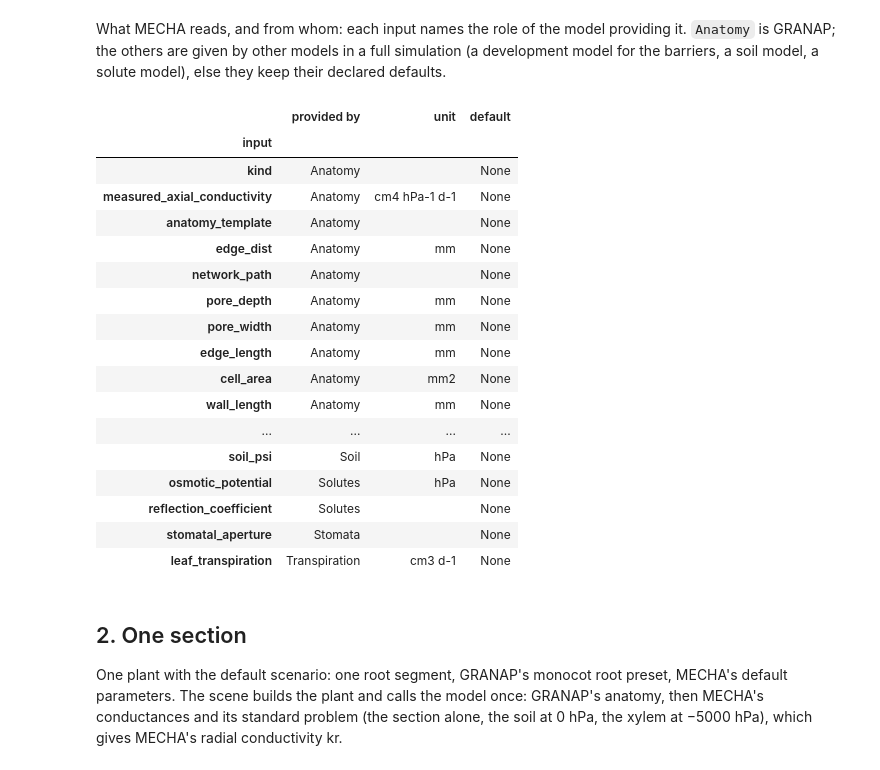
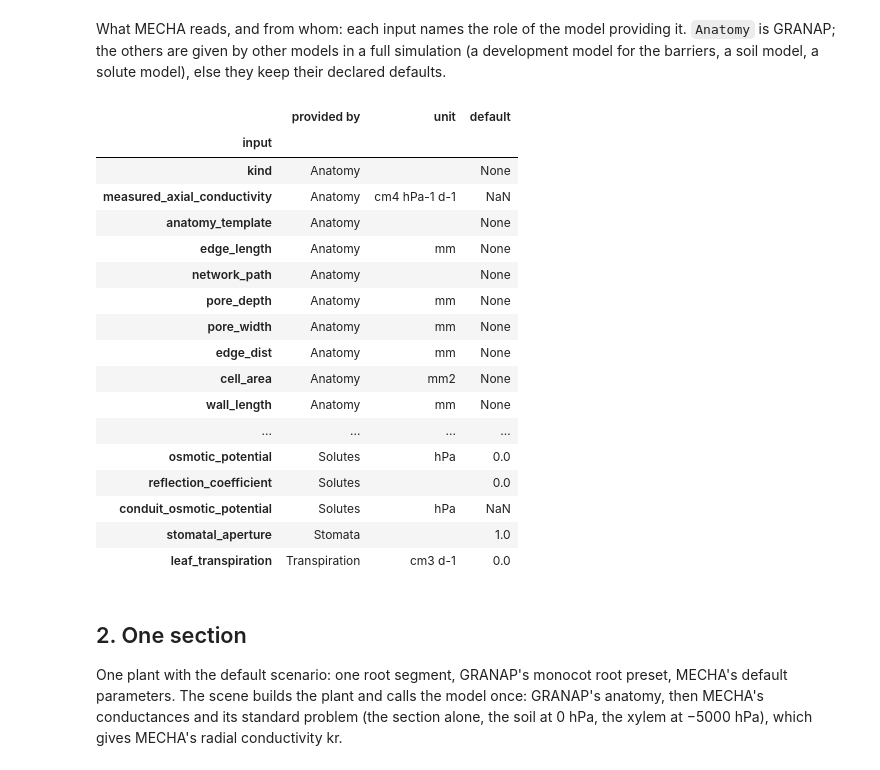
Before and after one commit to openalea-incubator/MECHA-dev, a Jupyter notebook: example/tutorials/developer/01_granap_mecha.ipynb, the cells around one changed output. Saved outputs shown, nothing was run; the diff lists cells and outputs as text; code cells hidden in the pictures.

Commit message:
Developer tutorial 1: the inputs from MechaHydraulics.declarations() (not the dataclass fields' metadata, whose 'initialize' key is gone); executed

```diff
--- a/example/tutorials/developer/01_granap_mecha.ipynb
+++ b/example/tutorials/developer/01_granap_mecha.ipynb
@@ -64,30 +64,28 @@ What MECHA reads, and from whom: each input names the role of the model providin
 others are given by other models in a full simulation (a development model for the barriers, a soil model, a
 solute model), else they keep their declared defaults.
 # %%
-inputs = pd.DataFrame([(name, f.metadata["by"], f.metadata.get("unit"), f.metadata.get("initialize"))
-                       for name, f in MechaHydraulics.__dataclass_fields__.items()
-                       if f.metadata.get("variable_type") == "input"],
-                      columns=["input", "provided by", "unit", "default"]).set_index("input")
-inputs.sort_values("provided by")
+declarations = MechaHydraulics.declarations()                   # every declared variable, one row each
+inputs = declarations[declarations["role"] == "input"][["name", "by", "unit", "default"]]
+inputs.rename(columns={"name": "input", "by": "provided by"}).set_index("input").sort_values("provided by")
 # %% [output]
 |  | provided by | unit | default |
 | input |  |  |  |
 | kind | Anatomy |  | None |
-| measured_axial_conductivity | Anatomy | cm4 hPa-1 d-1 | None |
+| measured_axial_conductivity | Anatomy | cm4 hPa-1 d-1 | NaN |
 | anatomy_template | Anatomy |  | None |
-| edge_dist | Anatomy | mm | None |
+| edge_length | Anatomy | mm | None |
 | network_path | Anatomy |  | None |
 | pore_depth | Anatomy | mm | None |
 | pore_width | Anatomy | mm | None |
-| edge_length | Anatomy | mm | None |
+| edge_dist | Anatomy | mm | None |
 | cell_area | Anatomy | mm2 | None |
 | wall_length | Anatomy | mm | None |
 | ... | ... | ... | ... |
-| soil_psi | Soil | hPa | None |
-| osmotic_potential | Solutes | hPa | None |
-| reflection_coefficient | Solutes |  | None |
-| stomatal_aperture | Stomata |  | None |
-| leaf_transpiration | Transpiration | cm3 d-1 | None |
+| osmotic_potential | Solutes | hPa | 0.0 |
+| reflection_coefficient | Solutes |  | 0.0 |
+| conduit_osmotic_potential | Solutes | hPa | NaN |
+| stomatal_aperture | Stomata |  | 1.0 |
+| leaf_transpiration | Transpiration | cm3 d-1 | 0.0 |
 # %% [markdown]
 ## 2. One section
 
```
